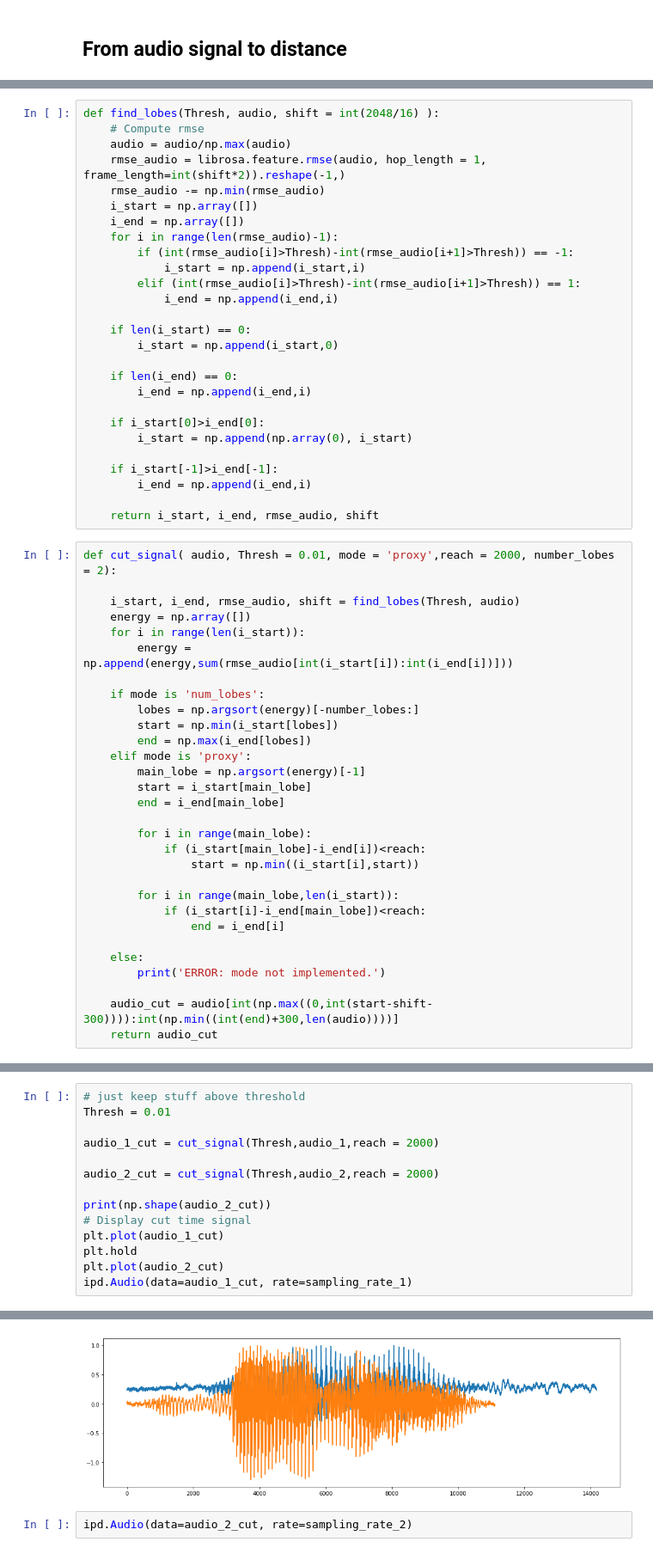
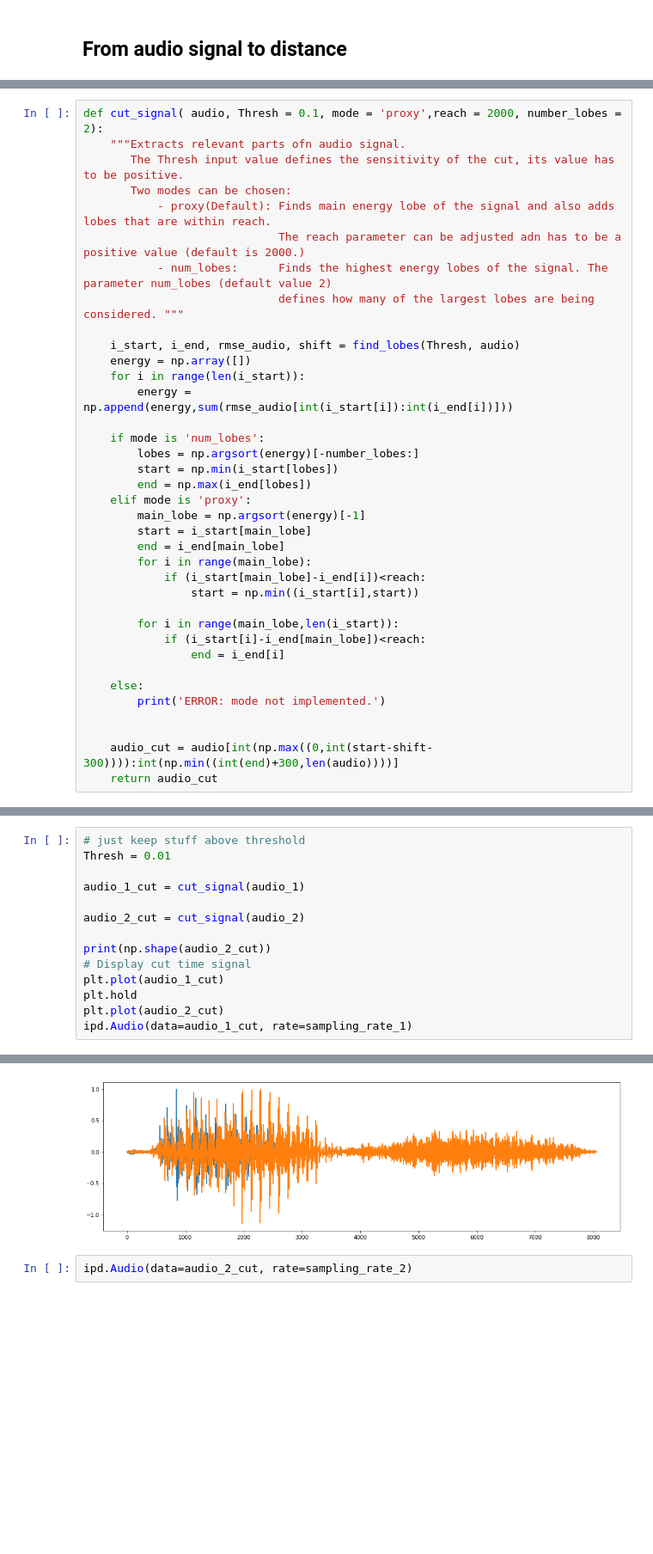
Before and after one commit to adrianlwn/NTDS-Speech-Recognition-Challenge, a Jupyter notebook: Feature extraction.ipynb, the cells around one changed output, grey strips where cells are left out. Shown at 86% size. Drawn from its saved outputs; the diff is of its cells as text; blank space fills up the shorter version.

```diff
--- a/Feature extraction.ipynb
+++ b/Feature extraction.ipynb
@@ -207,32 +205,12 @@ def find_mainlobe(Thresh, audio,):
-# %%
-def find_lobes(Thresh, audio, shift = int(2048/16) ):
-    # Compute rmse
-    audio = audio/np.max(audio)
-    rmse_audio = librosa.feature.rmse(audio, hop_length = 1, frame_length=int(shift*2)).reshape(-1,)
-    rmse_audio -= np.min(rmse_audio)
-    i_start = np.array([])
-    i_end = np.array([])
-    for i in range(len(rmse_audio)-1):
-        if (int(rmse_audio[i]>Thresh)-int(rmse_audio[i+1]>Thresh)) == -1:
-            i_start = np.append(i_start,i)
-        elif (int(rmse_audio[i]>Thresh)-int(rmse_audio[i+1]>Thresh)) == 1:
-            i_end = np.append(i_end,i)
-
-    if len(i_start) == 0:
-        i_start = np.append(i_start,0)
-
-    if len(i_end) == 0:
-        i_end = np.append(i_end,i)
-
-    if i_start[0]>i_end[0]:
-        i_start = np.append(np.array(0), i_start)
-
-    if i_start[-1]>i_end[-1]:
-        i_end = np.append(i_end,i)
-
-    return i_start, i_end, rmse_audio, shift
 # %%
-def cut_signal( audio, Thresh = 0.01, mode = 'proxy',reach = 2000, number_lobes = 2):
+def cut_signal( audio, Thresh = 0.1, mode = 'proxy',reach = 2000, number_lobes = 2):
+    """Extracts relevant parts ofn audio signal.
+       The Thresh input value defines the sensitivity of the cut, its value has to be positive.
+       Two modes can be chosen:
+           - proxy(Default): Finds main energy lobe of the signal and also adds lobes that are within reach.
+                             The reach parameter can be adjusted adn has to be a positive value (default is 2000.)
+           - num_lobes:      Finds the highest energy lobes of the signal. The parameter num_lobes (default value 2)
+                             defines how many of the largest lobes are being considered. """
 
     i_start, i_end, rmse_audio, shift = find_lobes(Thresh, audio)
     energy = np.array([])
@@ -247,7 +225,6 @@ def cut_signal( audio, Thresh = 0.01, mode = 'proxy',reach = 2000, number_lobes
         main_lobe = np.argsort(energy)[-1]
         start = i_start[main_lobe]
         end = i_end[main_lobe]
-
         for i in range(main_lobe):
             if (i_start[main_lobe]-i_end[i])<reach:
                 start = np.min((i_start[i],start))
@@ -259,6 +236,7 @@ def cut_signal( audio, Thresh = 0.01, mode = 'proxy',reach = 2000, number_lobes
     else:
         print('ERROR: mode not implemented.')
 
+
     audio_cut = audio[int(np.max((0,int(start-shift-300)))):int(np.min((int(end)+300,len(audio))))]
     return audio_cut
 # %%
@@ -280,9 +260,9 @@ plt.plot(rmse_audio_2)
 # just keep stuff above threshold
 Thresh = 0.01
 
-audio_1_cut = cut_signal(Thresh,audio_1,reach = 2000)
+audio_1_cut = cut_signal(audio_1)
 
-audio_2_cut = cut_signal(Thresh,audio_2,reach = 2000)
+audio_2_cut = cut_signal(audio_2)
 
 print(np.shape(audio_2_cut))
 # Display cut time signal
@@ -299,5 +275,5 @@ ipd.Audio(data=audio_1_cut, rate=sampling_rate_1)
 [interactive output not drawn]
-[figure, old version]
+[figure, new version]
 # %%
 ipd.Audio(data=audio_2_cut, rate=sampling_rate_2)
 # %% [output]
```
Also changed, not shown: parts of 13 cells of this notebook, 7 other files.
